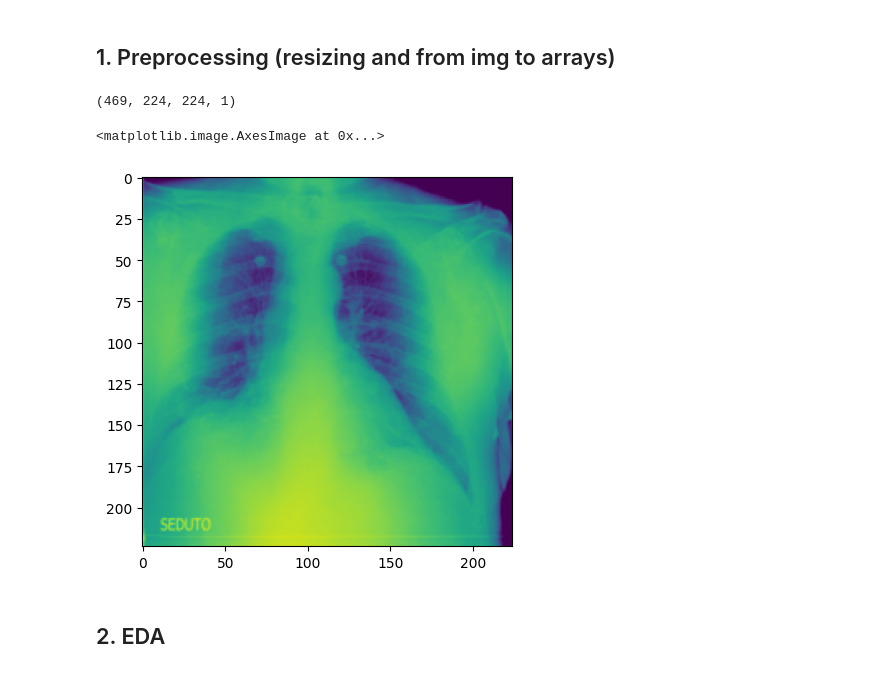
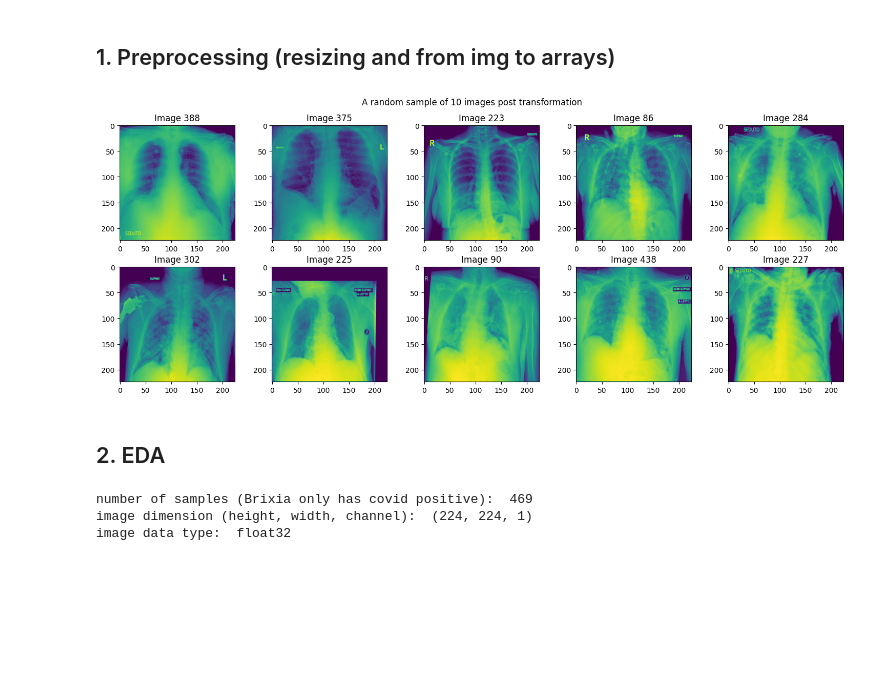
Before and after one commit to adcollin/COVID-detection-from-XRay, a Jupyter notebook: Data/Brixia/Brixia_EDA.ipynb, the cells around one changed output. Saved outputs shown, nothing was run; the diff lists cells and outputs as text; code cells hidden in the pictures; blank space fills up the shorter version.

```diff
--- a/Data/Brixia/Brixia_EDA.ipynb
+++ b/Data/Brixia/Brixia_EDA.ipynb
@@ -24,6 +25,7 @@ df_train_img = list(Path(path).glob("*.png"))
 df_train_np = np.empty((len(df_train_img), img_size, img_size, 1), dtype=np.float32)
 mpimg.imread(df_train_img[0])
 
+print("image dimension BEFORE resizing (height, width, channel): ", df_train_np.shape[1:])
 #3. resize images
 for i, img_name in enumerate(df_train_img):
     try:
@@ -36,13 +38,26 @@ print(df_train_np.shape)
 
 #4. save processed images
 np.save(os.path.join(root,"Brixia images size 224 arrays"), df_train_np, allow_pickle=False, fix_imports=False)
-
-#5. look at a sample from the data, now in numpy format, no longer img format
-plt.imshow(df_train_np[10])
-# %% [output]
-(469, 224, 224, 1)
-<matplotlib.image.AxesImage at 0x...>
-[figure, removed]
+# %%
+#5. look at a sample from the data, now in numpy format, no longer img format
+fig, axs = plt.subplots(2, 5, figsize=(15, 6))
+axs = axs.flatten()
+
+# plot 10 random samples
+num = 10
+indx = np.random.choice(len(df_train_np)-1, num, replace=False)
+for i in range(num):
+    axs[i].imshow(df_train_np[i,:,:,:])
+    axs[i].set_title(f'Image {indx[i]+1}')
+
+# Adjust layout to prevent overlap
+plt.suptitle("A random sample of 10 images post transformation")
+plt.tight_layout()
+
+# Show the plot
+plt.show()
+# %% [output]
+[figure, added]
 # %% [markdown]
 ## 2. EDA
 # %%
@@ -51,0 +69,13 @@ df_train = np.load(preprocessed_path)
+# %%
+## DATA SIZE
+
+# number of samples
+print("number of samples (Brixia only has covid positive): ", df_train.shape[0])
+# Image dimension
+print("image dimension (height, width, channel): ", df_train.shape[1:])
+# Image data type
+print("image data type: ", df_train.dtype)
+# %% [output]
+number of samples (Brixia only has covid positive):  469
+image dimension (height, width, channel):  (224, 224, 1)
+image data type:  float32
```
Also changed, not shown: parts of 6 cells of this notebook, 4 other files.
